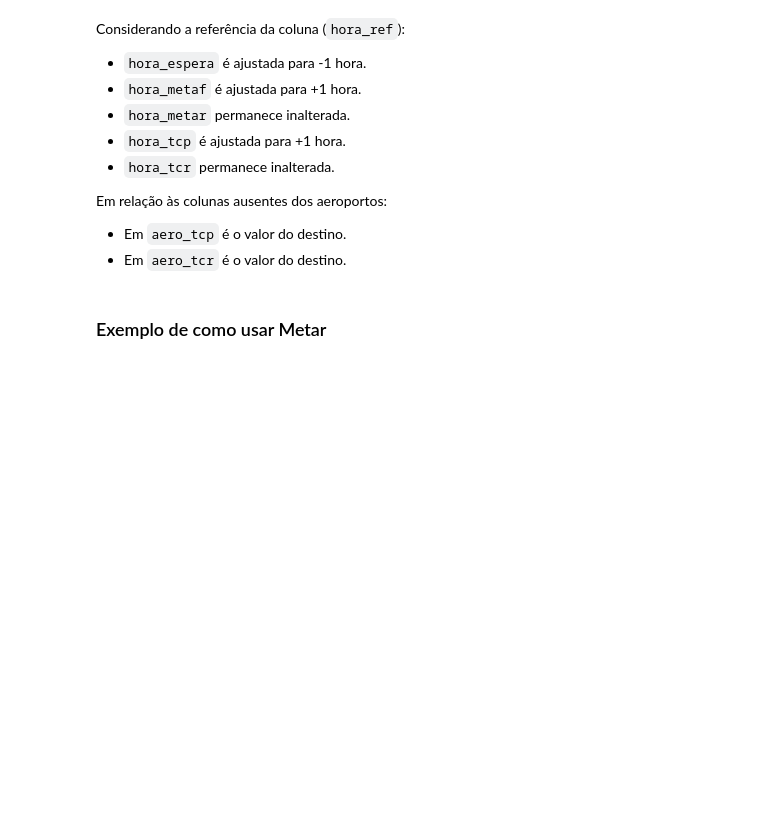
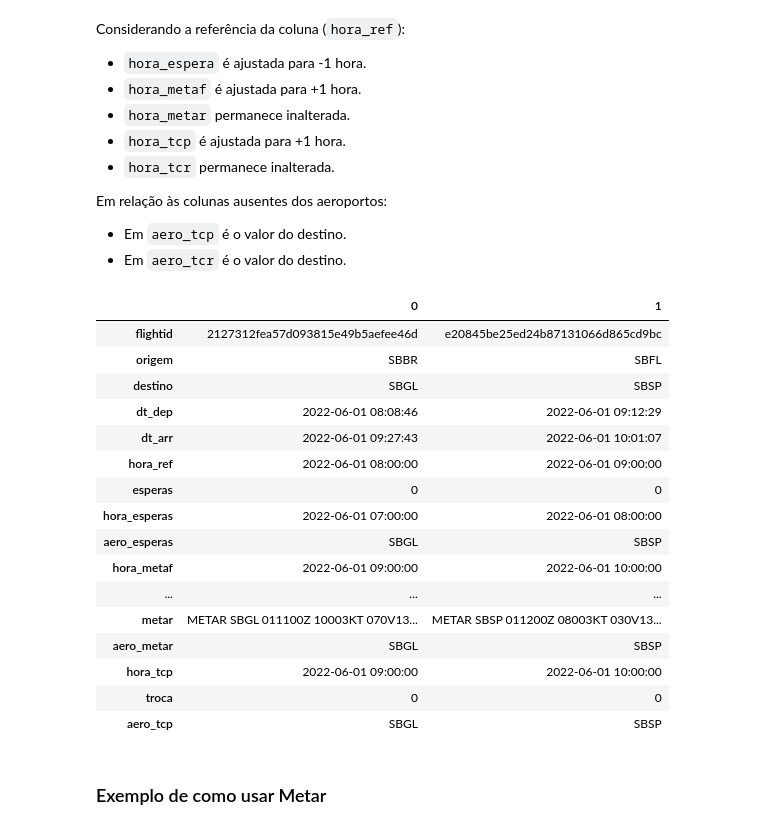
Before and after one commit to UFRJ-Analytica/competicao-ita, a Jupyter notebook: main.ipynb, the cells around one changed output. Cells and saved outputs as stored; diff of their text form; code cells hidden in the pictures; blank space fills up the shorter version.

```diff
--- a/main.ipynb
+++ b/main.ipynb
@@ -186,0 +315,6 @@ tcp
+# %%
+def idf(row):
+     return 'SB'+ row.loc['aero_tcp']
+
+tcp['aero_tcp'] = tcp.apply(idf, axis=1)
+tcp
@@ -187,3 +335,7 @@ tcp
+# %%
+tcp['hora_tcp'] = tcp['hora_tcp'] - timedelta(hours=1)
+merge1 = pd.merge(merge1, tcp, left_on=['hora_ref', 'destino'], right_on=['hora_tcp', 'aero_tcp'], how='inner')
+merge1['hora_tcp']  = merge1['hora_tcp'] + timedelta(hours=1)
 # %% [markdown]
 ### TCR
 # %%
@@ -224,0 +373,20 @@ merge3 = pd.merge(merge2, metar, left_on=['hora_metaf', 'aero_metaf'], right_on=
+# %%
+merge1.head(2).T
+# %% [output]
+|  | 0 | 1 |
+| flightid | 2127312fea57d093815e49b5aefee46d | e20845be25ed24b87131066d865cd9bc |
+| origem | SBBR | SBFL |
+| destino | SBGL | SBSP |
+| dt_dep | 2022-06-01 08:08:46 | 2022-06-01 09:12:29 |
+| dt_arr | 2022-06-01 09:27:43 | 2022-06-01 10:01:07 |
+| hora_ref | 2022-06-01 08:00:00 | 2022-06-01 09:00:00 |
+| esperas | 0 | 0 |
+| hora_esperas | 2022-06-01 07:00:00 | 2022-06-01 08:00:00 |
+| aero_esperas | SBGL | SBSP |
+| hora_metaf | 2022-06-01 09:00:00 | 2022-06-01 10:00:00 |
+| ... | ... | ... |
+| metar | METAR SBGL 011100Z 10003KT 070V13... | METAR SBSP 011200Z 08003KT 030V13... |
+| aero_metar | SBGL | SBSP |
+| hora_tcp | 2022-06-01 09:00:00 | 2022-06-01 10:00:00 |
+| troca | 0 | 0 |
+| aero_tcp | SBGL | SBSP |
```
Also changed, not shown: parts of 13 cells of this notebook, 1 other file.
